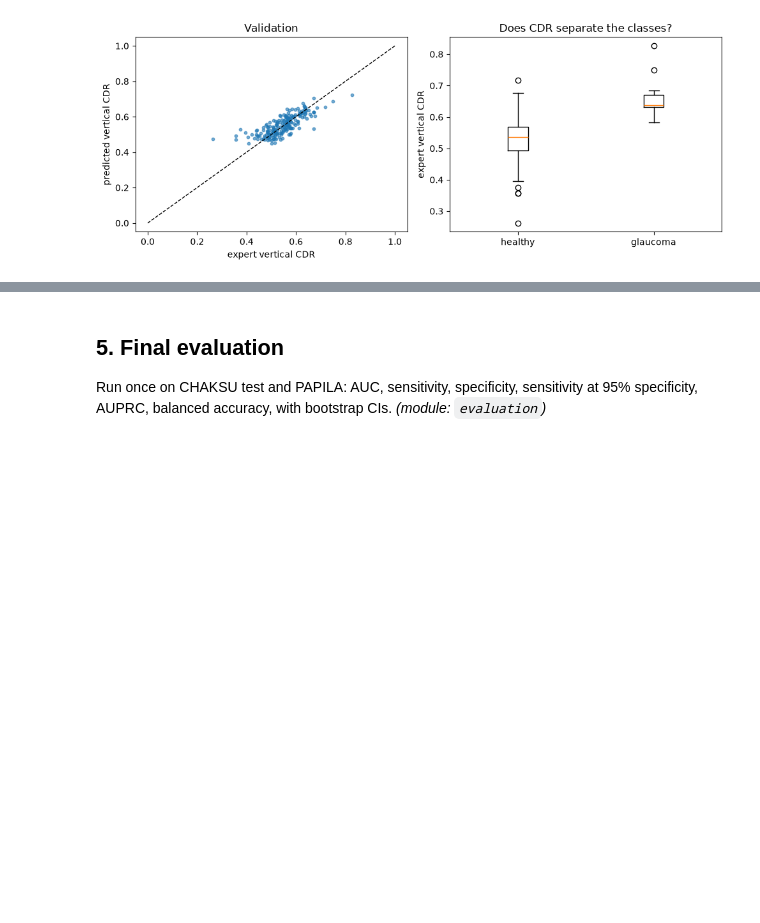
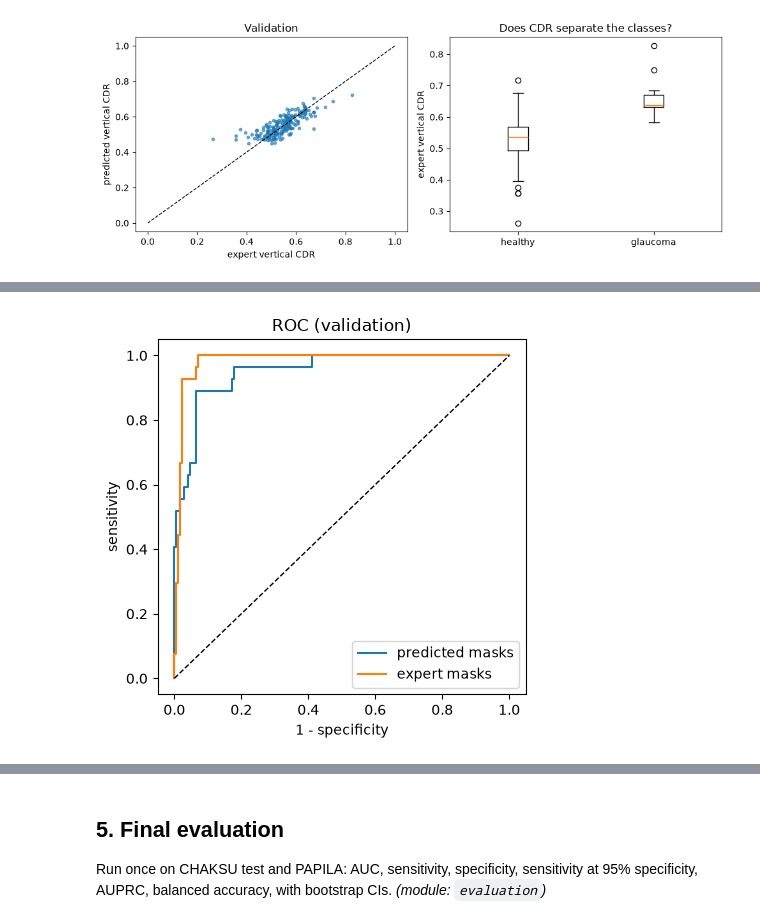
Before and after one commit to aman2712/glaucoma-prediction, a Jupyter notebook: notebooks/03_baseline_a.ipynb, the cells around one changed output, grey strips where cells are left out. Saved outputs shown, nothing was run; the diff lists cells and outputs as text; code cells hidden in the pictures; blank space fills up the shorter version.

```diff
--- a/notebooks/03_baseline_a.ipynb
+++ b/notebooks/03_baseline_a.ipynb
@@ -8,18 +8,23 @@ Question, metrics and protocol: `docs/baseline_a.md`. This notebook is the drive
 import matplotlib.pyplot as plt
 import numpy as np
 import pandas as pd
+import joblib
 import torch
+import yaml
 
 from glaucoma_project import REPO_ROOT
+from glaucoma_project.classification import ablation, run_baseline
 from glaucoma_project.data import SPLITS, SegmentationDataset
 from glaucoma_project.evaluation.metrics import agreement, dice
 from glaucoma_project.measurements.extract import measure_split
 from glaucoma_project.segmentation.predict import load_model, predict_dataset
 from glaucoma_project.segmentation.train import pick_device
-from glaucoma_project.visualization import plot_history, show_comparison, show_overlays
+from glaucoma_project.visualization import plot_history, plot_roc, show_comparison, show_overlays
 
 SEG_RUN = REPO_ROOT / 'runs' / 'segmentation' / 'unet_resnet34'
 MEAS_DIR = REPO_ROOT / 'runs' / 'measurements'
+CLF_DIR = REPO_ROOT / 'runs' / 'classification'
+config = yaml.safe_load((REPO_ROOT / 'configs' / 'baseline_a.yaml').read_text())
 datasets = {split: SegmentationDataset(split) for split in SPLITS}
 {split: len(ds) for split, ds in datasets.items()}
 # %% [output]
@@ -119,0 +125,3 @@ Logistic regression on measurements; choose threshold on validation. *(module: `
+# %%
+results = {source: run_baseline(measurements, source, config) for source in ['predicted', 'expert']}
+pd.DataFrame({source: {'C': r.best_c, 'threshold': round(r.threshold, 3)} for source, r in results.items()})
@@ -119,0 +134,3 @@ Logistic regression on measurements; choose threshold on validation. *(module: `
+# %%
+for source, r in results.items():
+    print(f'{source} masks'); display(r.validation.round(3))
@@ -119,0 +154,5 @@ Logistic regression on measurements; choose threshold on validation. *(module: `
+# %%
+labels = measurements[(measurements.source == 'predicted') & (measurements.split == 'validation')].dropna(subset=['binary_label']).binary_label
+plot_roc({f'{source} masks': (labels, r.validation_score) for source, r in results.items()});
+# %% [output]
+[figure, added]
```
Also changed, not shown: parts of 8 cells of this notebook, 8 other files.
